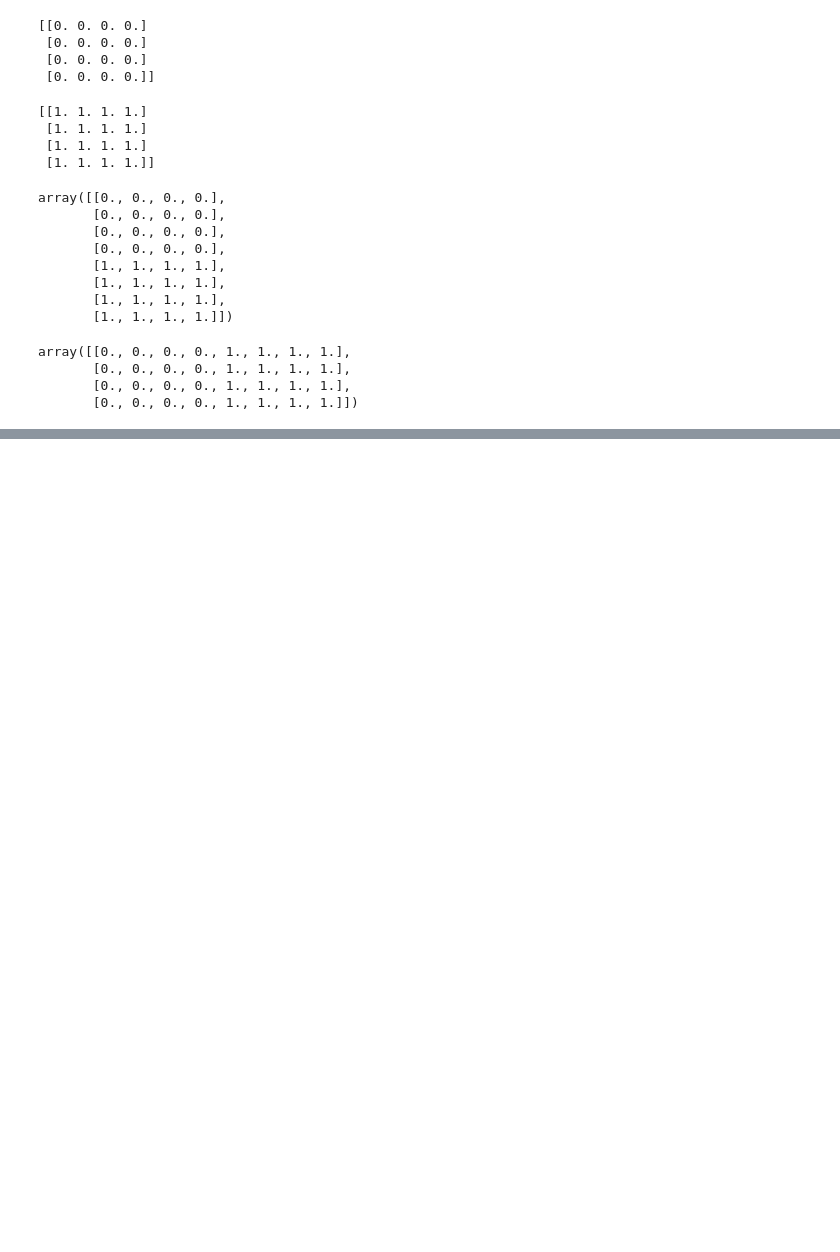
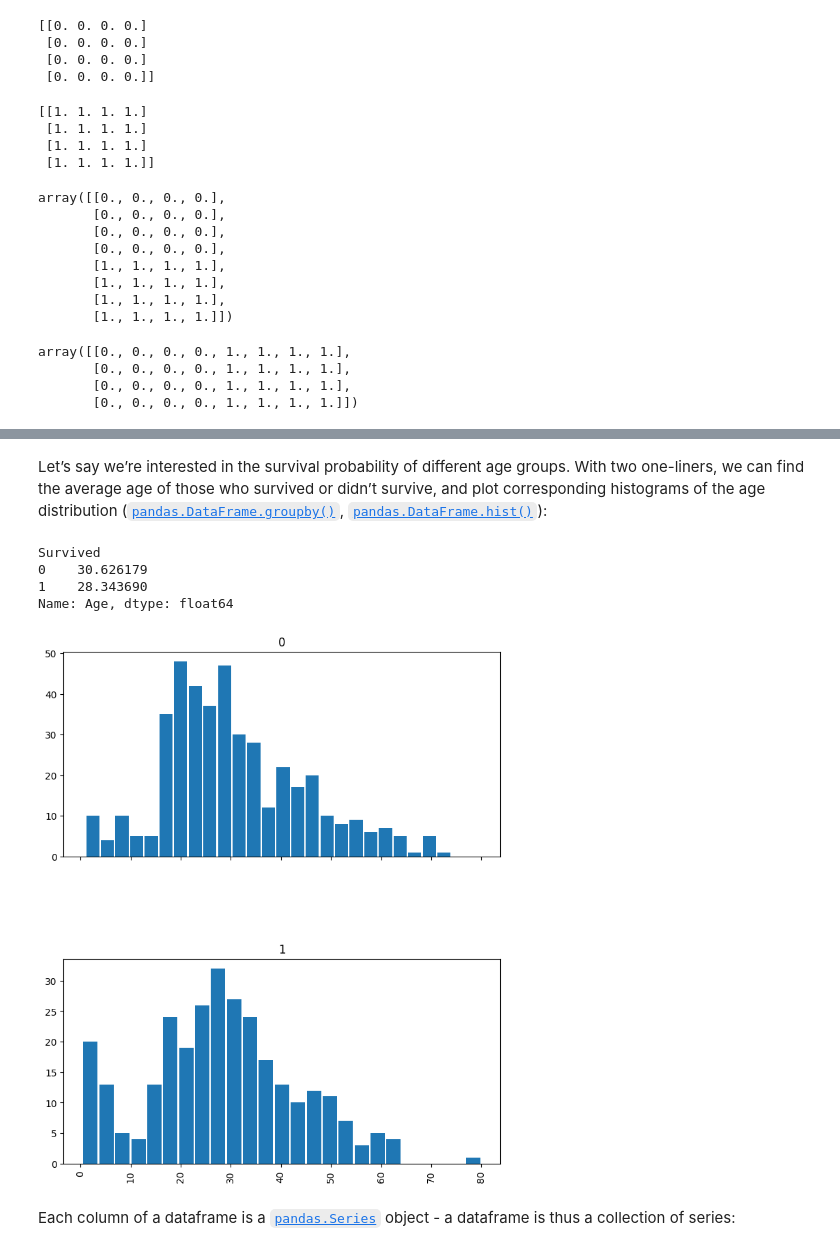
Before and after one commit to edmondium/Programming-Essentials-in-Python, a Jupyter notebook: Untitled.ipynb, the cells around one changed output, grey strips where cells are left out. Saved outputs shown, nothing was run; the diff lists cells and outputs as text; code cells hidden in the pictures; blank space fills up the shorter version.

```diff
--- a/Untitled.ipynb
+++ b/Untitled.ipynb
@@ -632,0 +903,3 @@ SyntaxError: invalid syntax (3994705439.py, line 1)
+# %%
+url = "https://raw.githubusercontent.com/pandas-dev/pandas/master/doc/data/titanic.csv"
+titanic = pandas.read_csv(url, index_col = 'Name')
@@ -632,0 +930,15 @@ SyntaxError: invalid syntax (3994705439.py, line 1)
+# %% [markdown]
+Let’s say we’re interested in the survival probability of different age groups. With two one-liners, we can find the average age of those who survived or didn’t survive, and plot corresponding histograms of the age distribution ([`pandas.DataFrame.groupby()`](https://pandas.pydata.org/pandas-docs/stable/reference/api/pandas.DataFrame.groupby.html#pandas.DataFrame.groupby), [`pandas.DataFrame.hist()`](https://pandas.pydata.org/pandas-docs/stable/reference/api/pandas.DataFrame.hist.html#pandas.DataFrame.hist)):
+# %%
+print(titanic.groupby("Survived")["Age"].mean())
+# %% [output]
+Survived
+0    30.626179
+1    28.343690
+Name: Age, dtype: float64
+# %%
+titanic.hist(column='Age', by='Survived', bins=25, figsize=(8, 10), layout=(2, 1), zorder=2, sharex=True, rwidth=0.9);
+# %% [output]
+[figure, added]
+# %% [markdown]
+Each column of a dataframe is a [`pandas.Series`](https://pandas.pydata.org/pandas-docs/stable/reference/api/pandas.Series.html#pandas.Series) object - a dataframe is thus a collection of series:
```
Also changed, not shown: parts of 317 cells of this notebook, 27 other files.
